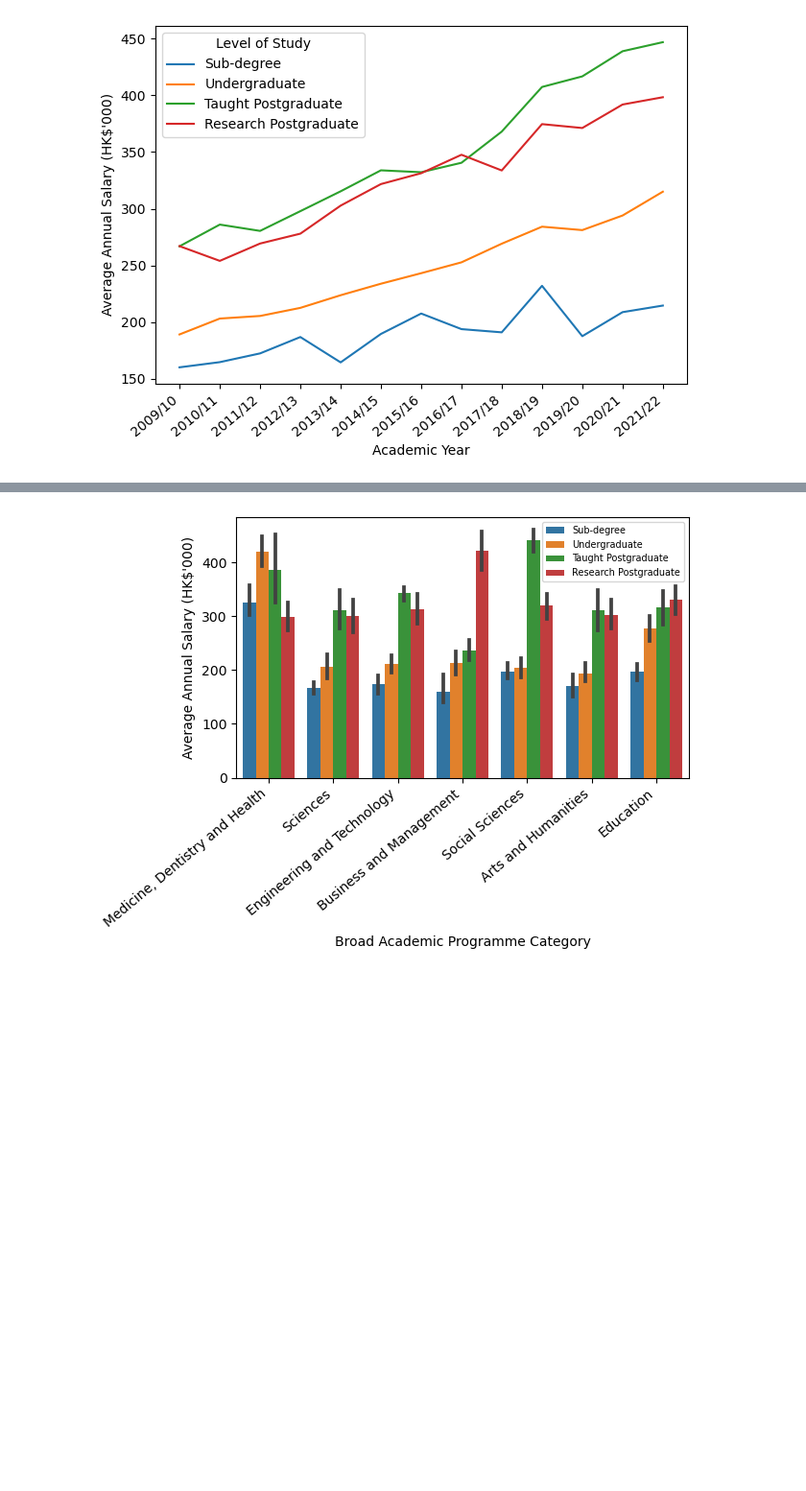
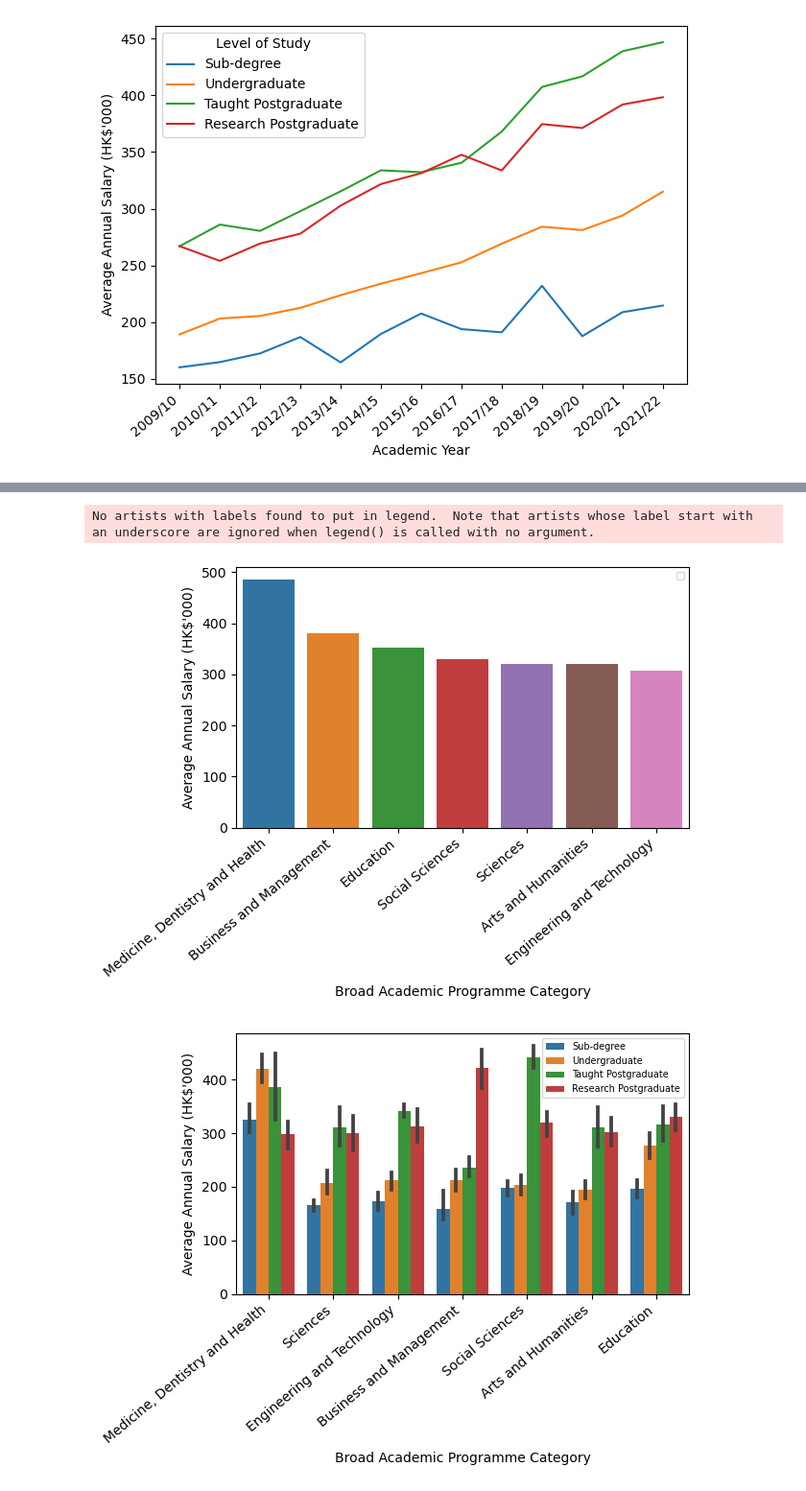
Before and after one commit to IPHOMING/EDA_Project, a Jupyter notebook: Exploring UGC Graduate Salaries.ipynb, the cells around one changed output, grey strips where cells are left out. Shown at 96% size. Cells and saved outputs as stored; diff of their text form; code cells hidden in the pictures; blank space fills up the shorter version.

```diff
--- a/Exploring UGC Graduate Salaries.ipynb
+++ b/Exploring UGC Graduate Salaries.ipynb
@@ -113,3 +121,11 @@ df2
 | 340 | 2021/22 | Research Postgraduate | Social Sciences | 376 |
 | 341 | 2021/22 | Research Postgraduate | Arts and Humanities | 369 |
 | 342 | 2021/22 | Research Postgraduate | Education | 417 |
+# %%
+#This code groups the data by 'Broad Academic Programme Category', calculates the mean of 'Average Annual Salary (HK$'000)', and sorts the results in descending order.
+
+df_mean=df2.groupby('Broad Academic Programme Category')['Average Annual Salary (HK$\'000)'].mean()
+df_mean= pd.DataFrame(df_mean)
+df_mean.reset_index(inplace=True)
+df_sorted = df_mean.sort_values("Average Annual Salary (HK$'000)", ascending=False)
+df_sorted
@@ -116 +141,15 @@ df2
+# %%
+#This code creates a bar plot to show the relationship between Broad Academic Programme Category and average salaries.
+
+barplot=sns.barplot(x = 'Broad Academic Programme Category',
+            y = "Average Annual Salary (HK$'000)",
+            data = df_sorted)
+
+barplot.set_xticklabels(barplot.get_xticklabels(), rotation=40, ha="right")
+barplot.legend(fontsize='7')
+plt.tight_layout()
+plt.show()
+# %% [output]
+No artists with labels found to put in legend.  Note that artists whose label start with an underscore are ignored when legend() is called with no argument.
+[figure, added]
 # %%
```
Also changed, not shown: parts of 12 cells of this notebook.
